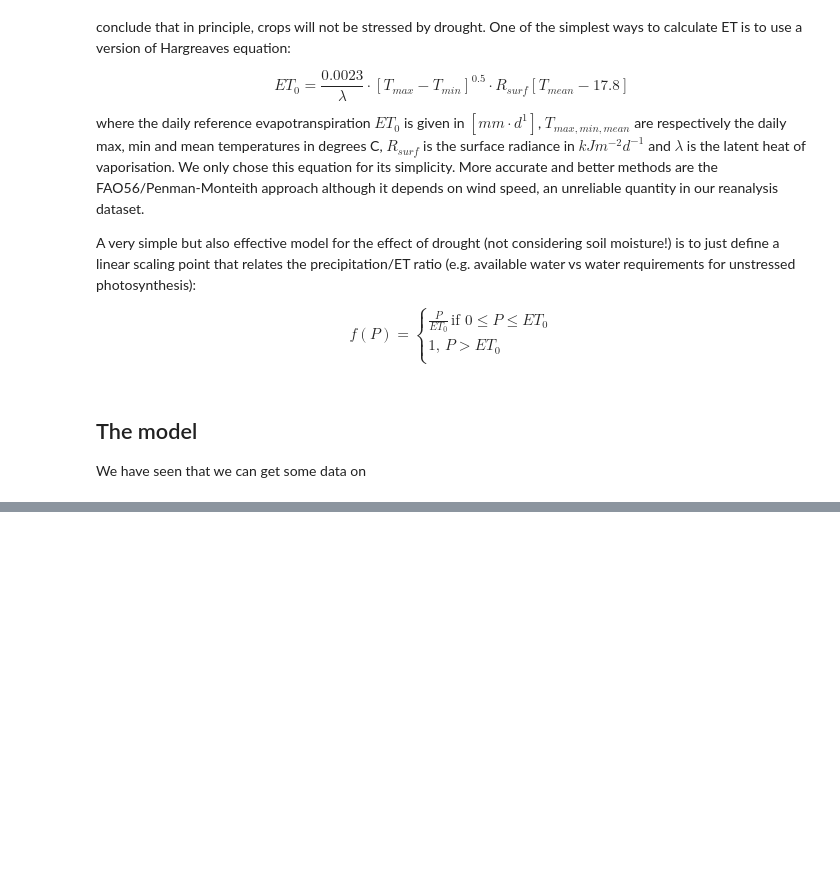
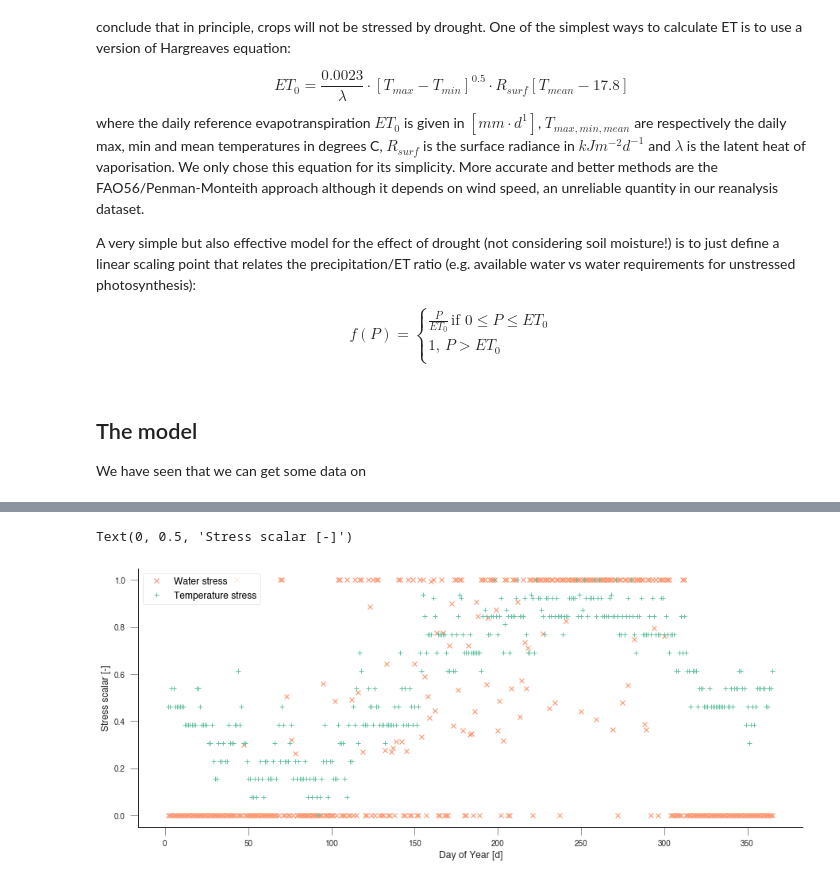
Before and after one commit to jgomezdans/accra_wkshp, a Jupyter notebook: 03-Production_Efficiency_Modelling.ipynb, the cells around one changed output, grey strips where cells are left out. Saved outputs shown, nothing was run; the diff lists cells and outputs as text; code cells hidden in the pictures; blank space fills up the shorter version.

```diff
--- a/03-Production_Efficiency_Modelling.ipynb
+++ b/03-Production_Efficiency_Modelling.ipynb
@@ -79,13 +87,18 @@ f(P)=\begin{cases}
 $$
 # %%
 def water_limitation(precip, et):
-    if precip >= et:
-        return 1.
-    else:
-        return precip/et
+    f_water = np.zeros_like(precip)
+    f_water[precip >= et] = 1.
+    f_water = np.where(precip < et, precip/et, f_water)
+    return f_water
 # %% [markdown]
 
 
 ## The model
 
 We have seen that we can get some data on
+# %%
+df = pd.read_csv("data/Ghana.2010", skiprows=21, sep="\t",
+                names=["station", "year", "doy", "irradiance",
+                       "tmin", "tmax", "vpd", "wspd", "prec"])
+df.head()
@@ -91,0 +112,11 @@ We have seen that we can get some data on
+# %%
+plt.figure(figsize=(15,6))
+et0 = calc_et0(df.irradiance.values, df.tmin.values, df.tmax.values)
+plt.plot(df.doy.values, water_limitation(df.prec.values, et0), 'x', label="Water stress")
+plt.plot(df.doy.values, temp_constraint(df.tmax.values), '+', label="Temperature stress")
+plt.legend(loc="best", fontsize=12)
+plt.xlabel("Day of Year [d]")
+plt.ylabel("Stress scalar [-]")
+# %% [output]
+Text(0, 0.5, 'Stress scalar [-]')
+[figure, added]
```
Also changed, not shown: parts of 5 cells of this notebook.
